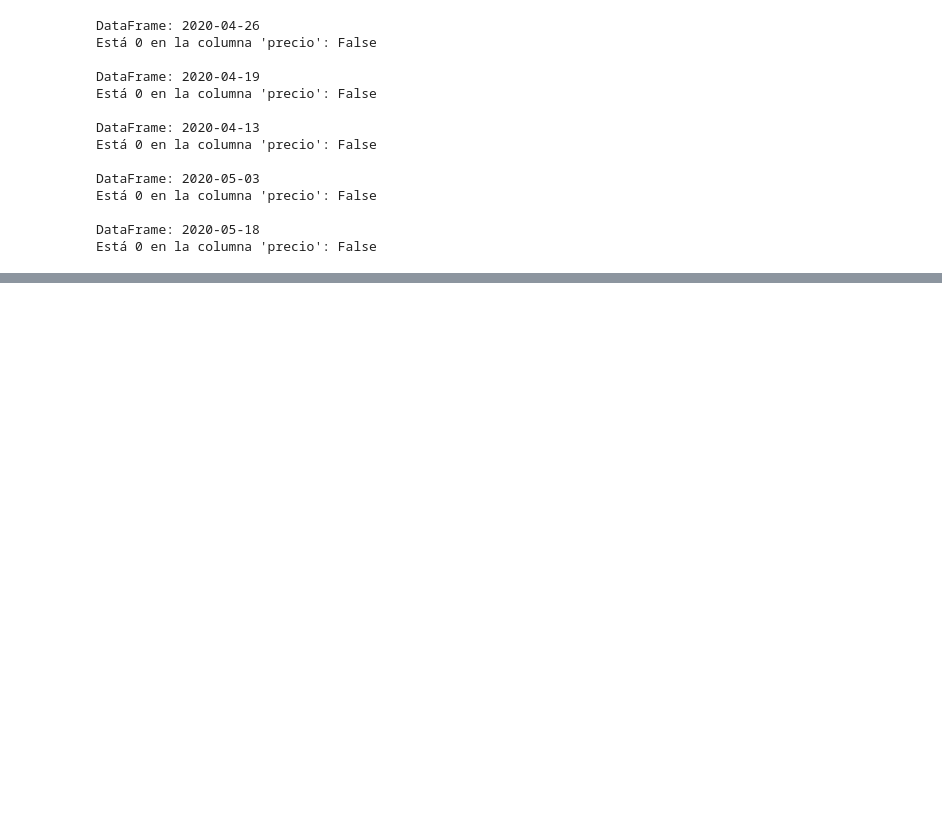
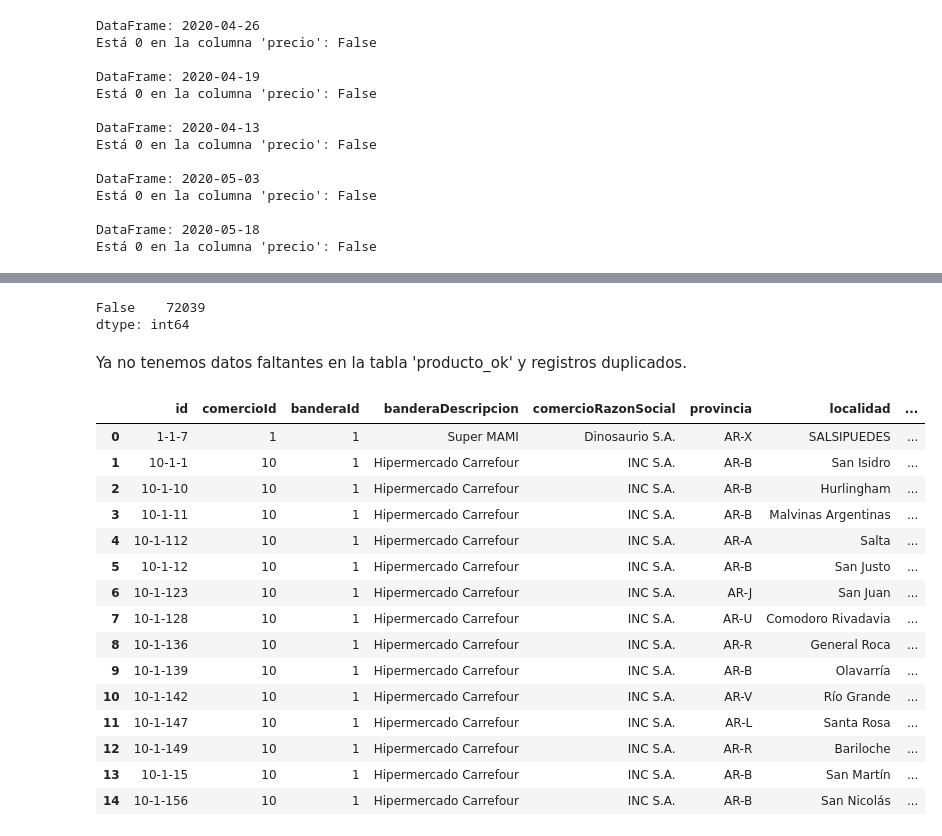
Before and after one commit to acidminded95/henry_PI_Data_Engineering, a Jupyter notebook: test.ipynb, the cells around one changed output, grey strips where cells are left out. Saved outputs shown, nothing was run; the diff lists cells and outputs as text; code cells hidden in the pictures; blank space fills up the shorter version.

```diff
--- a/test.ipynb
+++ b/test.ipynb
@@ -329,0 +482,21 @@ def sucursal_id_2str(registro):
+# %%
+# Creamos un nuevo DataFrame a partir de 'producto' y remplazamos la columna 'id' por su versión reducida (pid2)
+pid2 = []
+for x in dims['producto'].id:
+    if len(x)>13:
+        y = x[-13:]
+        pid2.append(y)
+    else:
+        pid2.append(x)
+pid2_array = pd.Series(pid2)
+
+# Creamos un DataFrame nuevo con los ids reducidos y dropeando los duplicados
+dims['producto2'] = dims['producto'].drop('id', axis=1)
+
+dims['producto2']['id'] = pid2_array
+
+dims['producto2'].drop_duplicates(inplace=True)
+
+print(dims['producto2'].columns)
+
+print(f"\n-----DataFrame: 'producto2'-----\n\n• Valores nulos:\n{dims['producto2'].isnull().sum()}\n\n• Registros duplicados:\n{dims['producto2'].duplicated().value_counts()}\n")
@@ -360,0 +1200,2 @@ for x in ps_2020:
+# %%
+dims['producto_ok'] = dims['producto'].drop(['categoria1','categoria2','categoria3'], axis=1)
@@ -360,0 +1218,4 @@ for x in ps_2020:
+# %%
+dims['producto_ok'].marca.fillna('SIN MARCA', inplace=True)
+dims['producto_ok'].nombre.fillna('SIN NOMBRE', inplace=True)
+dims['producto_ok'].presentacion.fillna('SIN DATO', inplace=True)
@@ -360,0 +1234,5 @@ for x in ps_2020:
+# %%
+# Agregamos el registro que representa el id faltante en las tablas (producto_id='0')
+pid_err_val0 = ['0000000000000', 'SIN MARCA', 'SIN NOMBRE', 'SIN DATO']
+dims['producto_ok'].loc[len(dims['producto_ok'])] = pid_err_val0
+dims['producto_ok'].iloc[-1]
@@ -360,0 +1268,26 @@ for x in ps_2020:
+# %%
+dims['producto_ok'].duplicated().value_counts()
+# %% [output]
+False    72039
+dtype: int64
+# %% [markdown]
+Ya no tenemos datos faltantes en la tabla 'producto_ok' y registros duplicados.
+# %%
+dims['sucursal'].head(15)
+# %% [output]
+|  | id | comercioId | banderaId | banderaDescripcion | comercioRazonSocial | provincia | localidad | ... |
+| 0 | 1-1-7 | 1 | 1 | Super MAMI | Dinosaurio S.A. | AR-X | SALSIPUEDES | ... |
+| 1 | 10-1-1 | 10 | 1 | Hipermercado Carrefour | INC S.A. | AR-B | San Isidro | ... |
+| 2 | 10-1-10 | 10 | 1 | Hipermercado Carrefour | INC S.A. | AR-B | Hurlingham | ... |
+| 3 | 10-1-11 | 10 | 1 | Hipermercado Carrefour | INC S.A. | AR-B | Malvinas Argentinas | ... |
+| 4 | 10-1-112 | 10 | 1 | Hipermercado Carrefour | INC S.A. | AR-A | Salta | ... |
+| 5 | 10-1-12 | 10 | 1 | Hipermercado Carrefour | INC S.A. | AR-B | San Justo | ... |
+| 6 | 10-1-123 | 10 | 1 | Hipermercado Carrefour | INC S.A. | AR-J | San Juan | ... |
+| 7 | 10-1-128 | 10 | 1 | Hipermercado Carrefour | INC S.A. | AR-U | Comodoro Rivadavia | ... |
+| 8 | 10-1-136 | 10 | 1 | Hipermercado Carrefour | INC S.A. | AR-R | General Roca | ... |
+| 9 | 10-1-139 | 10 | 1 | Hipermercado Carrefour | INC S.A. | AR-B | Olavarría | ... |
+| 10 | 10-1-142 | 10 | 1 | Hipermercado Carrefour | INC S.A. | AR-V | Río Grande | ... |
+| 11 | 10-1-147 | 10 | 1 | Hipermercado Carrefour | INC S.A. | AR-L | Santa Rosa | ... |
+| 12 | 10-1-149 | 10 | 1 | Hipermercado Carrefour | INC S.A. | AR-R | Bariloche | ... |
+| 13 | 10-1-15 | 10 | 1 | Hipermercado Carrefour | INC S.A. | AR-B | San Martín | ... |
+| 14 | 10-1-156 | 10 | 1 | Hipermercado Carrefour | INC S.A. | AR-B | San Nicolás | ... |
```
Also changed, not shown: parts of 122 cells of this notebook.
